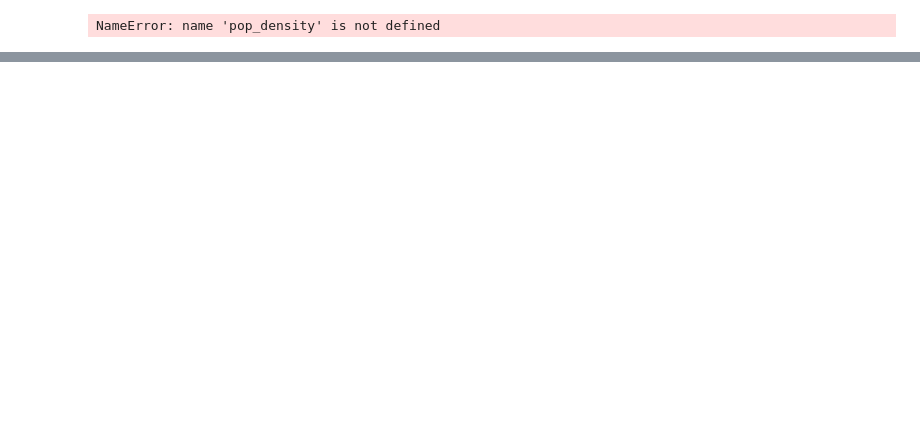
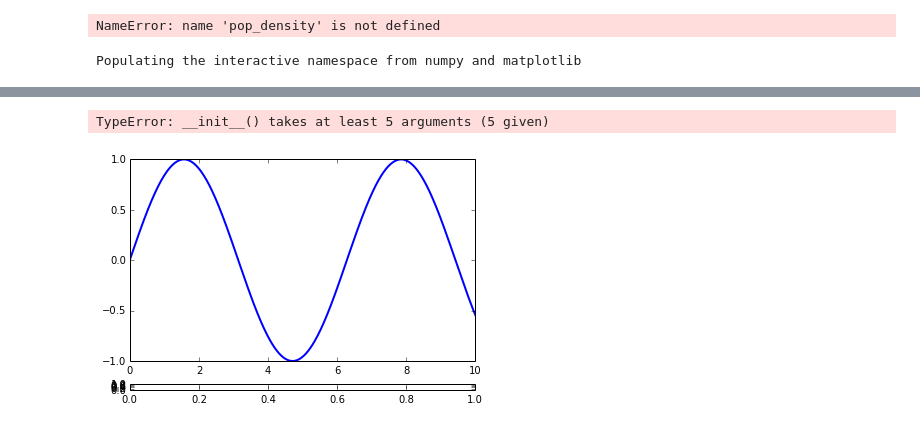
Before and after one commit to jparke08/PHYS202-S14, a Jupyter notebook: Project.ipynb, the cells around one changed output, grey strips where cells are left out. Saved outputs shown, nothing was run; the diff lists cells and outputs as text; code cells hidden in the pictures; blank space fills up the shorter version.

```diff
--- a/Project.ipynb
+++ b/Project.ipynb
@@ -208,3 +217,22 @@ interact?
 .BlockGrid
 # %%
 BlockGrid.show?
+# %%
+%pylab inline
+
+from matplotlib.widgets import Slider
+
+fig, ax = plt.subplots()
+fig.subplots_adjust(bottom=0.2, left=0.1)
+
+t = np.linspace(0, 10, 1000)
+line, = plt.plot(t, np.sin(t), lw=2)
+
+def on_change(val):
+    line.set_ydata(np.sin(t - val))
+
+slider_ax = plt.axes([0.1, 0.1, 0.8, 0.02])
+slider = Slider(slider_ax, -5, 5, valinit=0, color='#AAAAAA')
+slider.on_changed(on_change)
+# %% [output]
+Populating the interactive namespace from numpy and matplotlib
@@ -210,0 +241,2 @@ BlockGrid.show?
+TypeError: __init__() takes at least 5 arguments (5 given)
+[figure, added]
```
Also changed, not shown: parts of 6 cells of this notebook, 5 other files.
